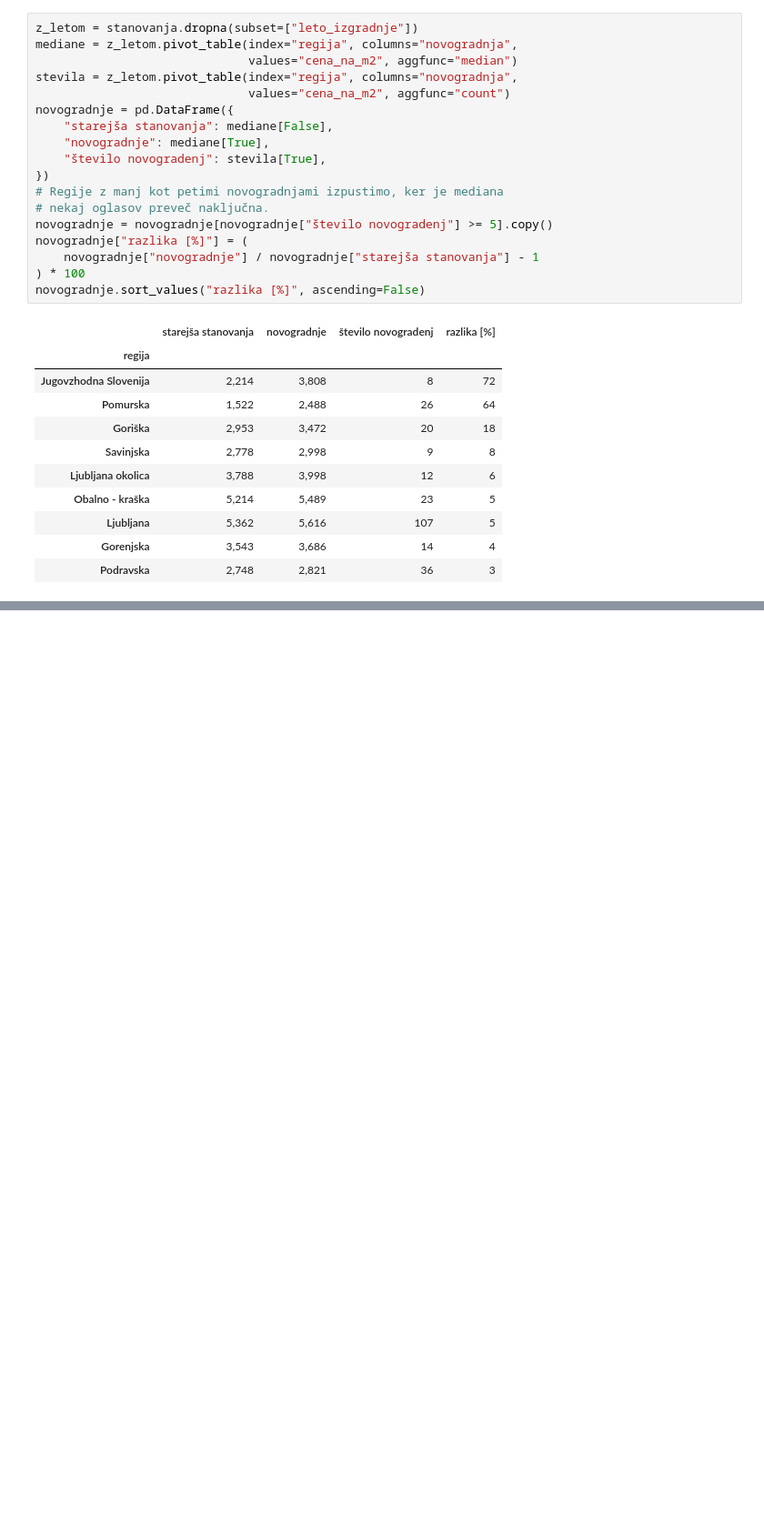
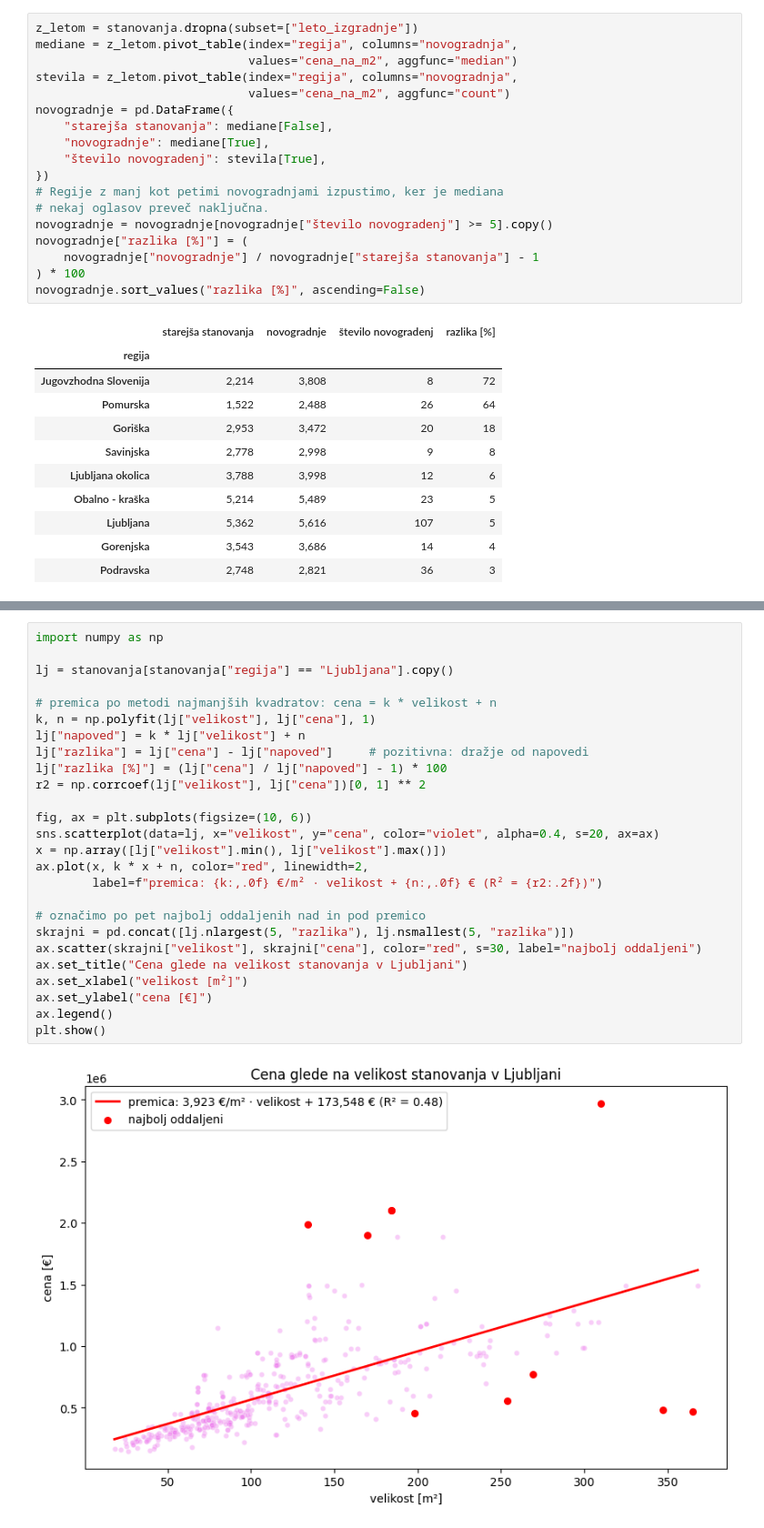
Before and after one commit to i-zabela/Izabela-projektna, a Jupyter notebook: analiza_stanovanj.ipynb, the cells around one changed output, grey strips where cells are left out. Shown at 91% size. Drawn from its saved outputs; the diff is of its cells as text; blank space fills up the shorter version.

```diff
--- a/analiza_stanovanj.ipynb
+++ b/analiza_stanovanj.ipynb
@@ -412,0 +329,28 @@ Označuje le oglase, ki jih je smiselno pogledati podrobneje (povezava je v zadn
+# %%
+import numpy as np
+
+lj = stanovanja[stanovanja["regija"] == "Ljubljana"].copy()
+
+# premica po metodi najmanjših kvadratov: cena = k * velikost + n
+k, n = np.polyfit(lj["velikost"], lj["cena"], 1)
+lj["napoved"] = k * lj["velikost"] + n
+lj["razlika"] = lj["cena"] - lj["napoved"]     # pozitivna: dražje od napovedi
+lj["razlika [%]"] = (lj["cena"] / lj["napoved"] - 1) * 100
+r2 = np.corrcoef(lj["velikost"], lj["cena"])[0, 1] ** 2
+
+fig, ax = plt.subplots(figsize=(10, 6))
+sns.scatterplot(data=lj, x="velikost", y="cena", color="violet", alpha=0.4, s=20, ax=ax)
+x = np.array([lj["velikost"].min(), lj["velikost"].max()])
+ax.plot(x, k * x + n, color="red", linewidth=2,
+        label=f"premica: {k:,.0f} €/m² · velikost + {n:,.0f} € (R² = {r2:.2f})")
+
+# označimo po pet najbolj oddaljenih nad in pod premico
+skrajni = pd.concat([lj.nlargest(5, "razlika"), lj.nsmallest(5, "razlika")])
+ax.scatter(skrajni["velikost"], skrajni["cena"], color="red", s=30, label="najbolj oddaljeni")
+ax.set_title("Cena glede na velikost stanovanja v Ljubljani")
+ax.set_xlabel("velikost [m²]")
+ax.set_ylabel("cena [€]")
+ax.legend()
+plt.show()
+# %% [output]
+[figure, added]
```
Also changed, not shown: parts of 18 cells of this notebook, 2 other files.
